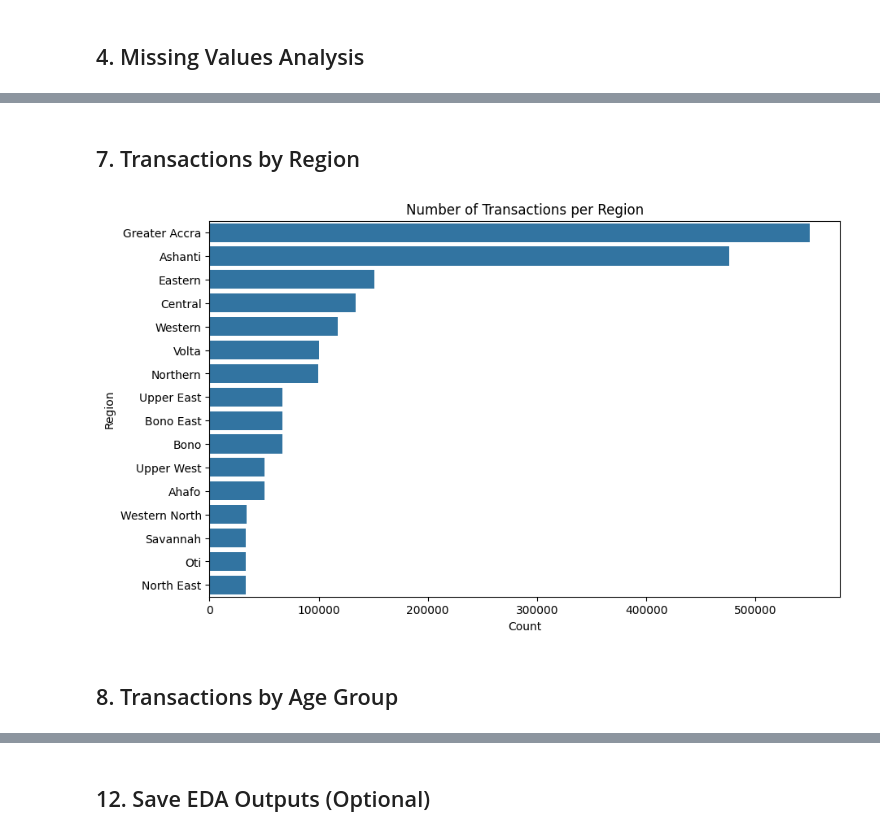
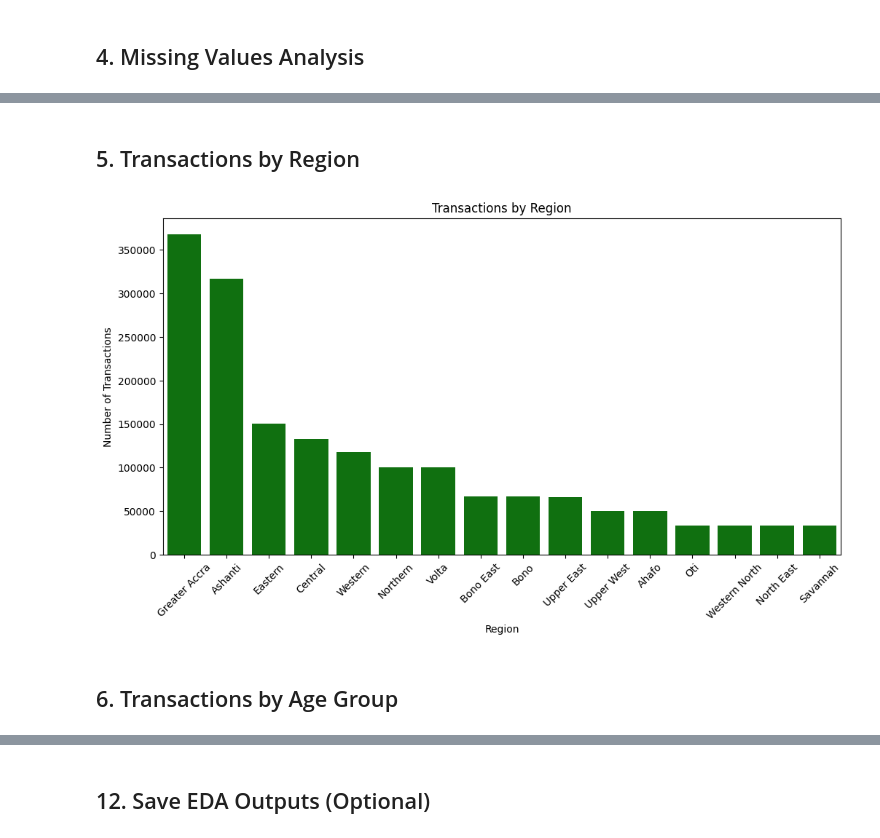
Before and after one commit to Qwodjo/Ghana-mobile-money-insights, a Jupyter notebook: notebooks/EDA_analysis.ipynb, the cells around one changed output, grey strips where cells are left out. Drawn from its saved outputs; the diff is of its cells as text; code cells hidden in the pictures.

Commit message:
Add EDA analysis, data cleaning notebooks

```diff
--- a/notebooks/EDA_analysis.ipynb
+++ b/notebooks/EDA_analysis.ipynb
@@ -17,2 +12,4 @@ df = pd.read_csv('../data/mobile_money_transactions_cleaned.csv')
+# %%
+EDA=pd.read_csv(r"C:\Users\JB\OneDrive\Desktop\Real_clean_data.csv")
 # %% [markdown]
 ## 3. Dataset Overview
@@ -107,14 +131,15 @@ plt.show()
 # %% [markdown]
-## 7. Transactions by Region
+## 5. Transactions by Region
 # %%
-# Bar plot for transactions per region
-plt.figure(figsize=(10,6))
-sns.countplot(y='region', data=df, order=df['region'].value_counts().index)
-plt.title('Number of Transactions per Region')
-plt.xlabel('Count')
-plt.ylabel('Region')
-plt.show()
+if 'region' in EDA.columns:
+    plt.figure(figsize=(12,6))
+    sns.countplot(data=EDA, x='region', order=EDA['region'].value_counts().index ,color='green',)
+    plt.title("Transactions by Region")
+    plt.xlabel("Region")
+    plt.ylabel("Number of Transactions")
+    plt.xticks(rotation=45)
+    plt.show()
 # %% [output]
-[figure, old version]
+[figure, new version]
 # %% [markdown]
-## 8. Transactions by Age Group
+## 6. Transactions by Age Group
```
Also changed, not shown: parts of 31 cells of this notebook, 2 other files.
